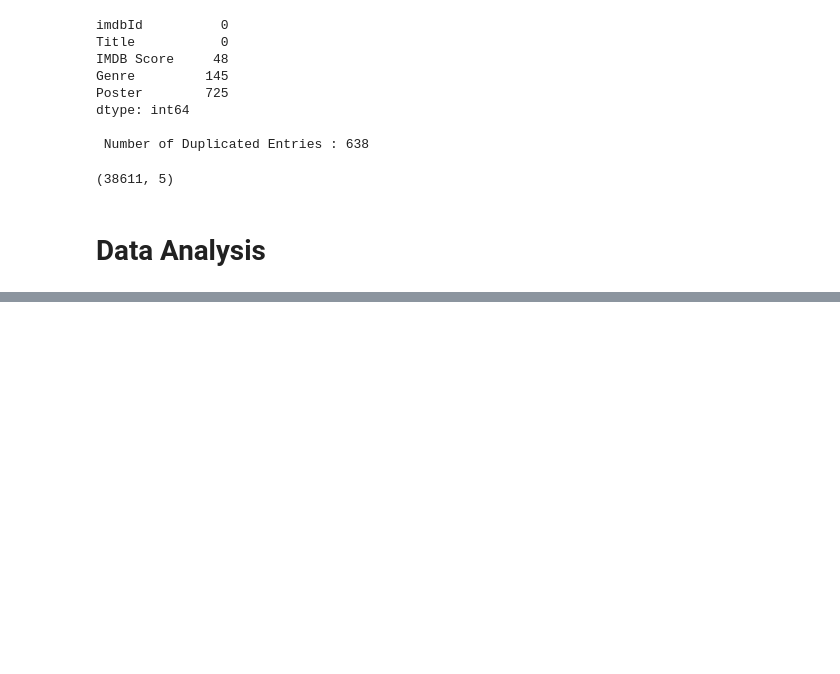
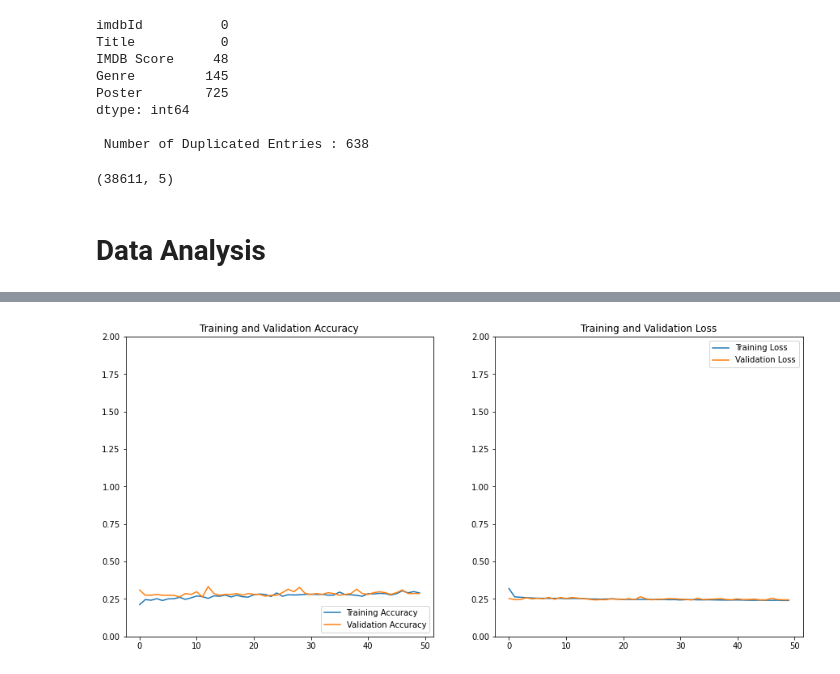
Before and after one commit to SreeGaneshTN/Movie-Genre-Prediction, a Jupyter notebook: main.ipynb, the cells around one changed output, grey strips where cells are left out. Drawn from its saved outputs; the diff is of its cells as text; code cells hidden in the pictures; blank space fills up the shorter version.

```diff
--- a/main.ipynb
+++ b/main.ipynb
@@ -233,0 +340,2 @@ analysis(history)
+# %%
+model2=Pretrained(lr,len(genre),'Resnet')
@@ -233,0 +360,2 @@ analysis(history)
+# %%
+history2=model2.train(x_train,y_train,x_valid,y_valid,epoch,batch_size,'./resnet')
@@ -233,0 +380,6 @@ analysis(history)
+# %%
+analysis(history2)
+loss2,acc2=model2.model.evaluate(x_test,y_test)
+print("Test Loss and Test Accuracy is {} and {}".format(loss2,acc2))
+# %% [output]
+[figure, added]
```
Also changed, not shown: parts of 25 cells of this notebook.
